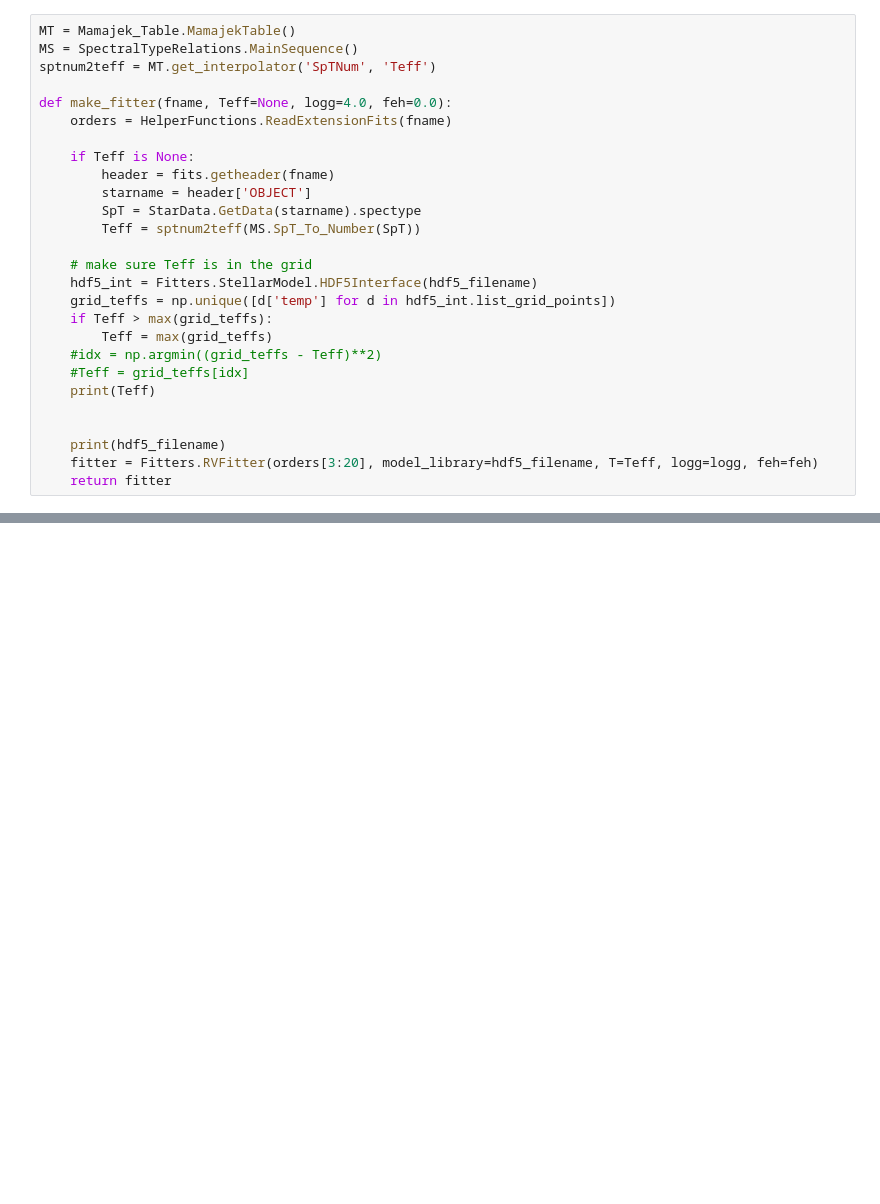
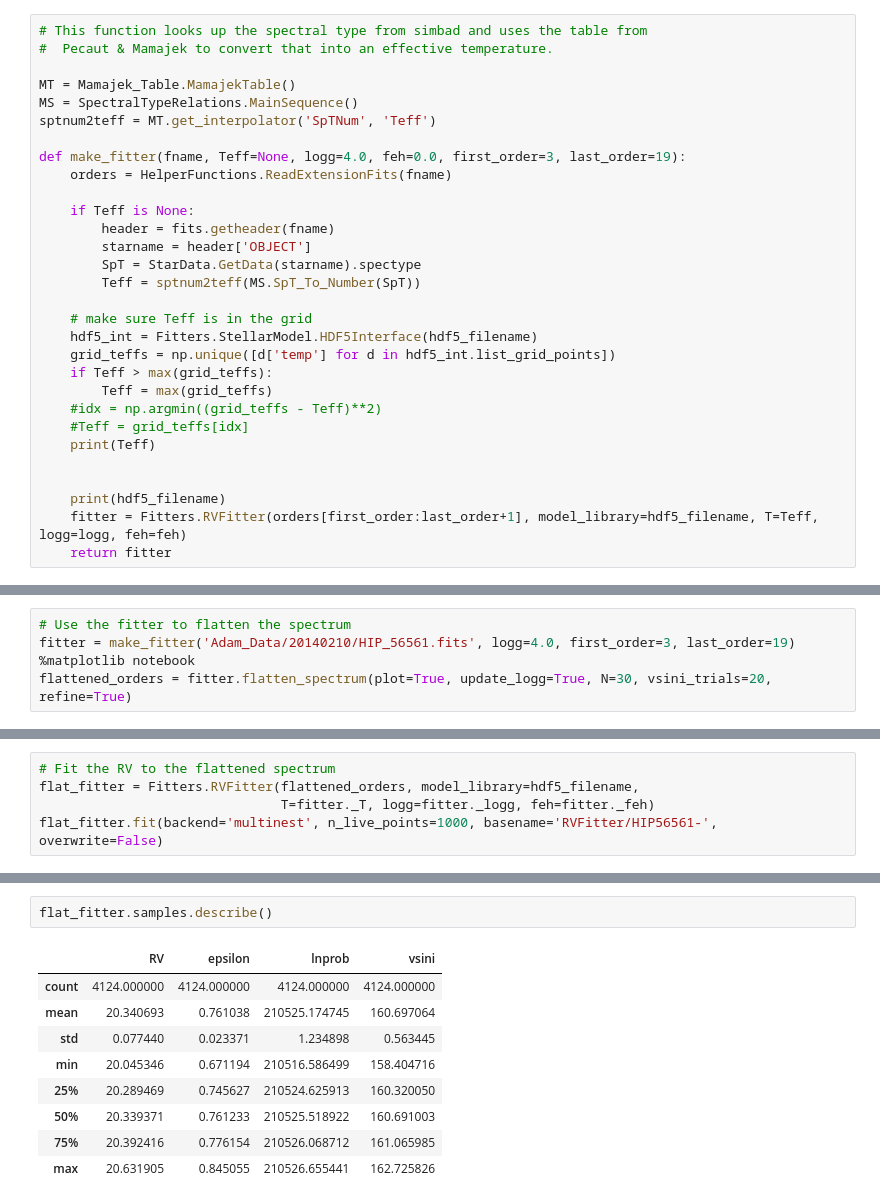
Before and after one commit to kgullikson88/Chiron-Scripts, a Jupyter notebook: MeasureRV.ipynb, the cells around one changed output, grey strips where cells are left out. Cells and saved outputs as stored; diff of their text form; blank space fills up the shorter version.

```diff
--- a/MeasureRV.ipynb
+++ b/MeasureRV.ipynb
@@ -27,9 +36,12 @@ from Search_slow import hdf5_filename
 # %%
+# This function looks up the spectral type from simbad and uses the table from
+#  Pecaut & Mamajek to convert that into an effective temperature.
+
 MT = Mamajek_Table.MamajekTable()
 MS = SpectralTypeRelations.MainSequence()
 sptnum2teff = MT.get_interpolator('SpTNum', 'Teff')
 
-def make_fitter(fname, Teff=None, logg=4.0, feh=0.0):
+def make_fitter(fname, Teff=None, logg=4.0, feh=0.0, first_order=3, last_order=19):
     orders = HelperFunctions.ReadExtensionFits(fname)
 
     if Teff is None:
@@ -49,5 +61,5 @@ def make_fitter(fname, Teff=None, logg=4.0, feh=0.0):
 
 
     print(hdf5_filename)
-    fitter = Fitters.RVFitter(orders[3:20], model_library=hdf5_filename, T=Teff, logg=logg, feh=feh)
+    fitter = Fitters.RVFitter(orders[first_order:last_order+1], model_library=hdf5_filename, T=Teff, logg=logg, feh=feh)
     return fitter
@@ -125,0 +66,5 @@ print(initial_pars)
+# %%
+# Use the fitter to flatten the spectrum
+fitter = make_fitter('Adam_Data/20140210/HIP_56561.fits', logg=4.0, first_order=3, last_order=19)
+%matplotlib notebook
+flattened_orders = fitter.flatten_spectrum(plot=True, update_logg=True, N=30, vsini_trials=20, refine=True)
@@ -125,0 +82,5 @@ print(initial_pars)
+# %%
+# Fit the RV to the flattened spectrum
+flat_fitter = Fitters.RVFitter(flattened_orders, model_library=hdf5_filename,
+                               T=fitter._T, logg=fitter._logg, feh=fitter._feh)
+flat_fitter.fit(backend='multinest', n_live_points=1000, basename='RVFitter/HIP56561-', overwrite=False)
@@ -125,0 +101,12 @@ print(initial_pars)
+# %%
+flat_fitter.samples.describe()
+# %% [output]
+|  | RV | epsilon | lnprob | vsini |
+| count | 4124.000000 | 4124.000000 | 4124.000000 | 4124.000000 |
+| mean | 20.340693 | 0.761038 | 210525.174745 | 160.697064 |
+| std | 0.077440 | 0.023371 | 1.234898 | 0.563445 |
+| min | 20.045346 | 0.671194 | 210516.586499 | 158.404716 |
+| 25% | 20.289469 | 0.745627 | 210524.625913 | 160.320050 |
+| 50% | 20.339371 | 0.761233 | 210525.518922 | 160.691003 |
+| 75% | 20.392416 | 0.776154 | 210526.068712 | 161.065985 |
+| max | 20.631905 | 0.845055 | 210526.655441 | 162.725826 |
```
Also changed, not shown: parts of 21 cells of this notebook.
